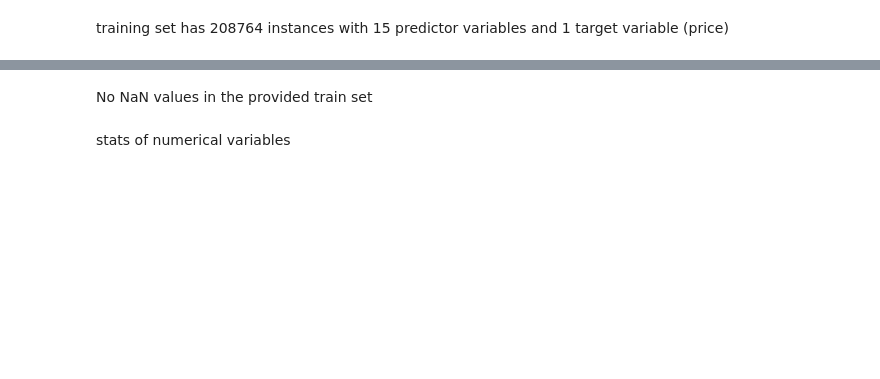
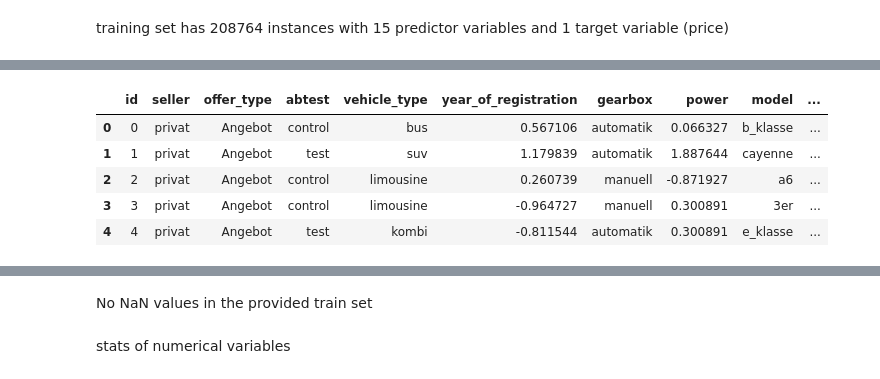
Before and after one commit to Vasan-th/Summer-School-2022, a Jupyter notebook: car-price-prediction.ipynb, the cells around one changed output, grey strips where cells are left out. Drawn from its saved outputs; the diff is of its cells as text; code cells hidden in the pictures; blank space fills up the shorter version.

Commit message:
handling scaling and log transformation for train and test

```diff
--- a/car-price-prediction.ipynb
+++ b/car-price-prediction.ipynb
@@ -82,0 +126,10 @@ Decreased by 75.7%
+# %%
+def preprocess(df):
+
+    df.dropna(inplace = True)
+    df.drop(columns = ['id', 'postal_code'], inplace = True)
+    df = pd.get_dummies(df, columns = ['seller',	'offer_type',	'abtest',	'vehicle_type',	'gearbox',	'model',
+                                 'fuel_type',	'brand',	'not_repaired_damage'])
+    train = df[:n_train]
+    test = df[n_train:]
+    return (train, test)
@@ -102,0 +164,10 @@ memory usage: 6.2 MB
+# %%
+train[['year_of_registration', 'power', 'kilometer','month_of_registration']] = train_scaled
+train.head()
+# %% [output]
+|  | id | seller | offer_type | abtest | vehicle_type | year_of_registration | gearbox | power | model | ... |
+| 0 | 0 | privat | Angebot | control | bus | 0.567106 | automatik | 0.066327 | b_klasse | ... |
+| 1 | 1 | privat | Angebot | test | suv | 1.179839 | automatik | 1.887644 | cayenne | ... |
+| 2 | 2 | privat | Angebot | control | limousine | 0.260739 | manuell | -0.871927 | a6 | ... |
+| 3 | 3 | privat | Angebot | control | limousine | -0.964727 | manuell | 0.300891 | 3er | ... |
+| 4 | 4 | privat | Angebot | test | kombi | -0.811544 | automatik | 0.300891 | e_klasse | ... |
```
Also changed, not shown: parts of 51 cells of this notebook.
